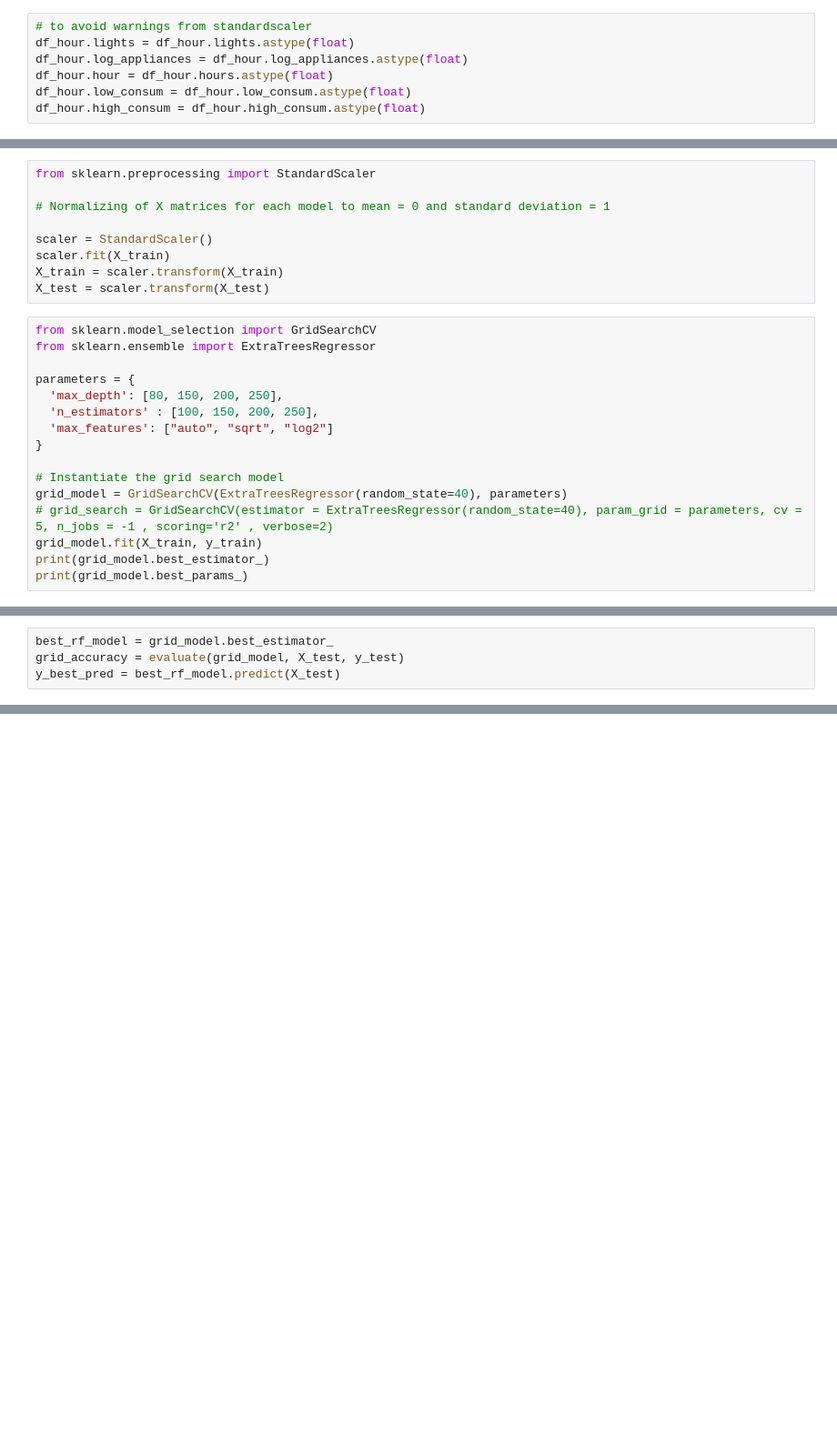
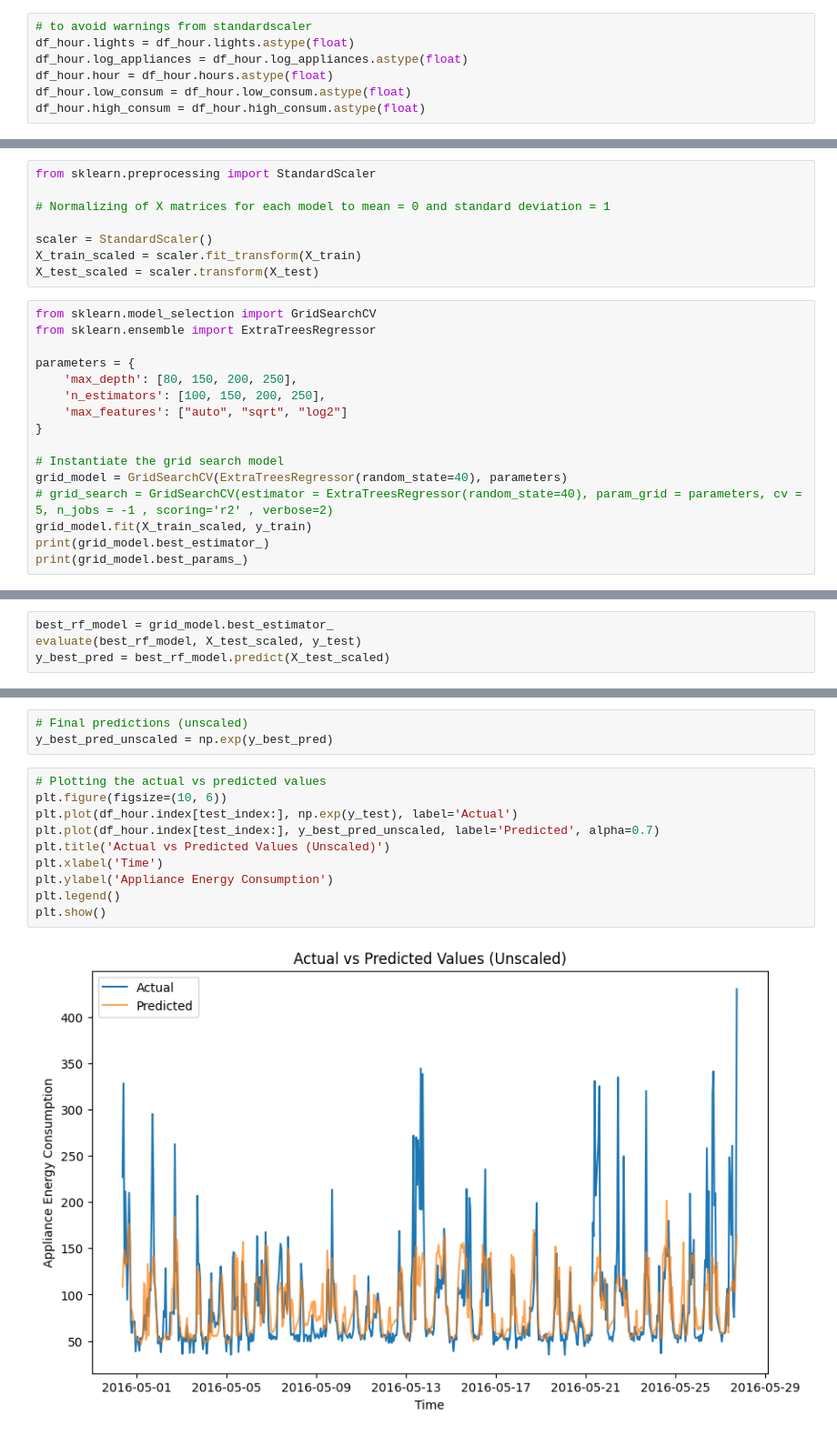
Before and after one commit to BianchiLuca28/EnergyConsumptionForecast, a Jupyter notebook: notebooks/linear_regression_analysis/extra_tree_regressor.ipynb, the cells around one changed output, grey strips where cells are left out. Shown: that part at 91% size. Cells and saved outputs as stored; diff of their text form; blank space fills up the shorter version.

Commit message:
added the scaled and unscaled data on the regression models

```diff
--- a/notebooks/linear_regression_analysis/extra_tree_regressor.ipynb
+++ b/notebooks/linear_regression_analysis/extra_tree_regressor.ipynb
@@ -100,22 +98,21 @@ from sklearn.preprocessing import StandardScaler
 # Normalizing of X matrices for each model to mean = 0 and standard deviation = 1
 
 scaler = StandardScaler()
-scaler.fit(X_train)
-X_train = scaler.transform(X_train)
-X_test = scaler.transform(X_test)
+X_train_scaled = scaler.fit_transform(X_train)
+X_test_scaled = scaler.transform(X_test)
 # %%
 from sklearn.model_selection import GridSearchCV
 from sklearn.ensemble import ExtraTreesRegressor
 
 parameters = {
-  'max_depth': [80, 150, 200, 250],
-  'n_estimators' : [100, 150, 200, 250],
-  'max_features': ["auto", "sqrt", "log2"]
+    'max_depth': [80, 150, 200, 250],
+    'n_estimators': [100, 150, 200, 250],
+    'max_features': ["auto", "sqrt", "log2"]
 }
 
 # Instantiate the grid search model
 grid_model = GridSearchCV(ExtraTreesRegressor(random_state=40), parameters)
 # grid_search = GridSearchCV(estimator = ExtraTreesRegressor(random_state=40), param_grid = parameters, cv = 5, n_jobs = -1 , scoring='r2' , verbose=2)
-grid_model.fit(X_train, y_train)
+grid_model.fit(X_train_scaled, y_train)
 print(grid_model.best_estimator_)
 print(grid_model.best_params_)
@@ -139,5 +163,5 @@ def evaluate(model, test_features, test_labels):
 # %%
 best_rf_model = grid_model.best_estimator_
-grid_accuracy = evaluate(grid_model, X_test, y_test)
-y_best_pred = best_rf_model.predict(X_test)
+evaluate(best_rf_model, X_test_scaled, y_test)
+y_best_pred = best_rf_model.predict(X_test_scaled)
 # %% [output]
@@ -152,0 +175,15 @@ RMSE                : 0.26
+# %%
+# Final predictions (unscaled)
+y_best_pred_unscaled = np.exp(y_best_pred)
+# %%
+# Plotting the actual vs predicted values
+plt.figure(figsize=(10, 6))
+plt.plot(df_hour.index[test_index:], np.exp(y_test), label='Actual')
+plt.plot(df_hour.index[test_index:], y_best_pred_unscaled, label='Predicted', alpha=0.7)
+plt.title('Actual vs Predicted Values (Unscaled)')
+plt.xlabel('Time')
+plt.ylabel('Appliance Energy Consumption')
+plt.legend()
+plt.show()
+# %% [output]
+[figure, added]
```
Also changed, not shown: parts of 9 cells of this notebook, 3 other files.
